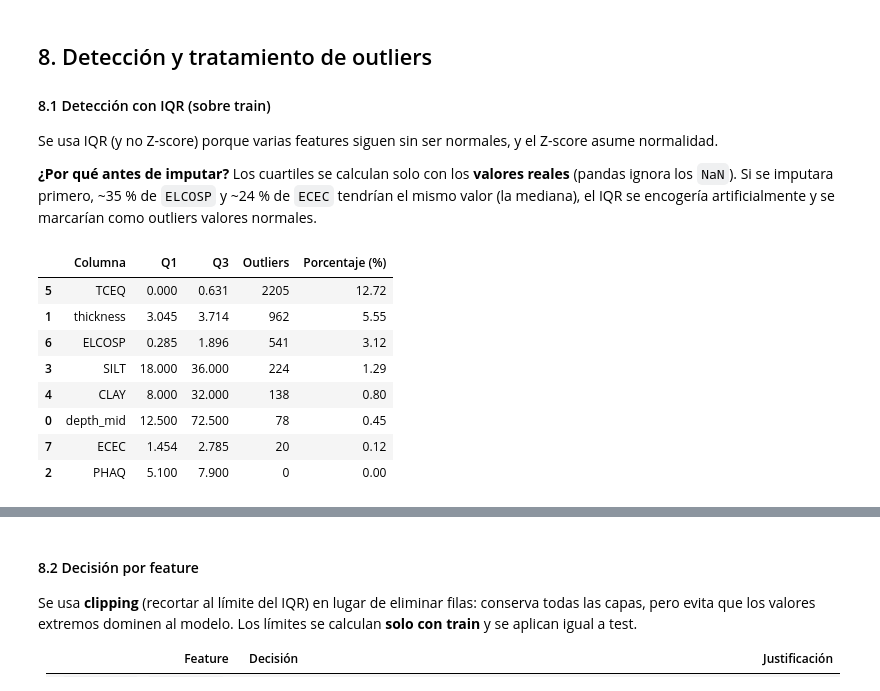
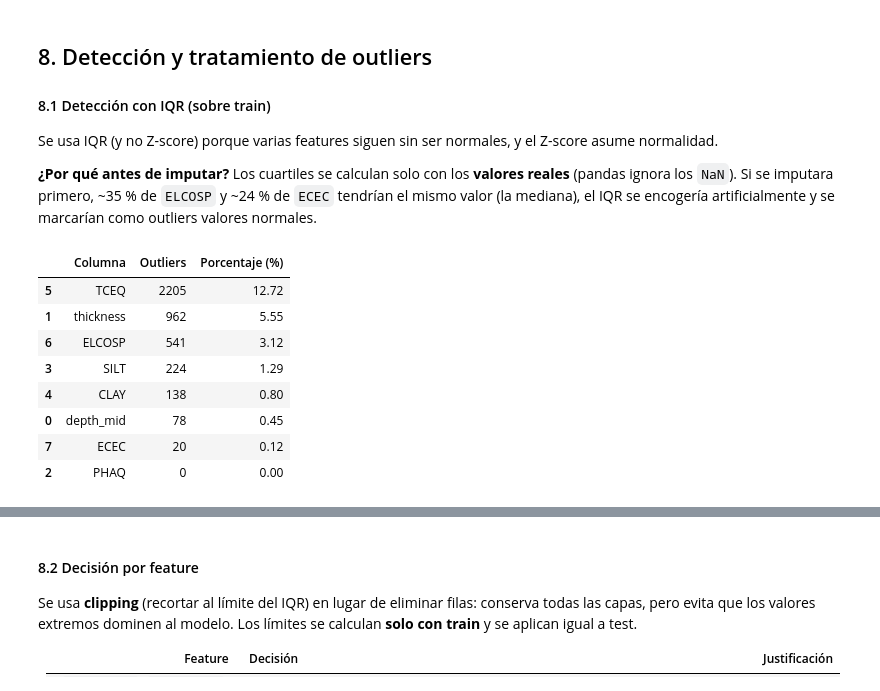
Before and after one commit to israel-cc/IA-_Predicci-n-de-Carbono-Org-nico-en-Suelo-SOC-, a Jupyter notebook: notebooks/02_preprocesamiento.ipynb, the cells around one changed output, grey strips where cells are left out. Drawn from its saved outputs; the diff is of its cells as text; code cells hidden in the pictures.

```diff
--- a/notebooks/02_preprocesamiento.ipynb
+++ b/notebooks/02_preprocesamiento.ipynb
@@ -122,10 +126,10 @@ Valores > 100 en textura después de la corrección: 0
 
 El pH de suelos reales se encuentra aproximadamente entre 3 y 11. Un pH menor a 2 (el EDA mostró un mínimo de 0.08) es un error de medición o de digitación, por lo que se marca como faltante.
 # %%
-ph_invalid = df_model['PHAQ'] < 2
-print(f"Valores de PHAQ < 2: {ph_invalid.sum()}")
+print(f"Valores de PHAQ < 2: {(df_model['PHAQ'] < 2).sum()}")
 
-df_model.loc[ph_invalid, 'PHAQ'] = np.nan
+# Marcar pH imposibles como faltantes
+df_model.loc[df_model['PHAQ'] < 2, 'PHAQ'] = np.nan
 # %% [output]
 Valores de PHAQ < 2: 32
 # %% [markdown]
@@ -163,7 +169,7 @@ depth_corr
 # %% [markdown]
 La correlación entre las dos nuevas variables (≈ 0.61) es menor que la de las originales (0.81), por lo que la redundancia baja sin perder la información de profundidad. Se eliminan `upper_depth` y `lower_depth`.
 # %%
-df_model = df_model.drop(columns=['upper_depth', 'lower_depth'])
+df_model = df_model.drop(['upper_depth', 'lower_depth'], axis=1)
 # %% [markdown]
 #### 5.2 `SAND`, `SILT` y `CLAY`
 
@@ -218,0 +208,20 @@ Perfiles compartidos entre train y test: 0
+# %%
+# Lista de perfiles (cada perfil tiene varias capas)
+perfiles = df_model['profile_code'].unique()
+
+# Separar 20% de los perfiles para test (queda 80% para train)
+perfiles_train, perfiles_test = train_test_split(perfiles, test_size=0.20, random_state=42)
+
+# Cada capa va al conjunto de su perfil
+train = df_model[df_model['profile_code'].isin(perfiles_train)]
+test = df_model[df_model['profile_code'].isin(perfiles_test)]
+
+# Resumen del split
+sizes = [len(train), len(test)]
+split_summary = pd.DataFrame({
+    'Conjunto': ['Train', 'Test'],
+    'Perfiles': [len(perfiles_train), len(perfiles_test)],
+    'Conteo': sizes,
+    'Porcentaje': [f"{s/len(df_model)*100:.1f}%" for s in sizes]
+})
+split_summary
@@ -219,10 +232,11 @@ Perfiles compartidos entre train y test: 0
 # %%
-# Separar características y target (profile_code ya no se necesita)
-X_train = train_df[features_final].copy()
-y_train = train_df[target].copy()
+# Separar características y target
+X_train = train[features_final].copy()
+y_train = train[target]
 
-X_test = test_df[features_final].copy()
-y_test = test_df[target].copy()
+X_test = test[features_final].copy()
+y_test = test[target]
 
-print(f"X_train: {X_train.shape} | X_test: {X_test.shape}")
+print(f"X_train: {X_train.shape}")
+print(f"X_test: {X_test.shape}")
 # %% [output]
@@ -284,33 +300,31 @@ Se usa IQR (y no Z-score) porque varias features siguen sin ser normales, y el Z
 # %%
 Q1 = X_train.quantile(0.25)
 Q3 = X_train.quantile(0.75)
 IQR = Q3 - Q1
 
 lower_bound = Q1 - 1.5 * IQR
 upper_bound = Q3 + 1.5 * IQR
 
 # Outliers por columna (booleano)
 outliers_iqr = (X_train < lower_bound) | (X_train > upper_bound)
 
 # Resumen
 outliers_summary = pd.DataFrame({
     'Columna': outliers_iqr.columns,
-    'Q1': Q1.values.round(3),
-    'Q3': Q3.values.round(3),
     'Outliers': outliers_iqr.sum().values,
     'Porcentaje (%)': (outliers_iqr.sum().values / len(X_train) * 100).round(2)
 })
 
 outliers_summary.sort_values('Outliers', ascending=False)
 # %% [output]
-|  | Columna | Q1 | Q3 | Outliers | Porcentaje (%) |
-| 5 | TCEQ | 0.000 | 0.631 | 2205 | 12.72 |
-| 1 | thickness | 3.045 | 3.714 | 962 | 5.55 |
-| 6 | ELCOSP | 0.285 | 1.896 | 541 | 3.12 |
-| 3 | SILT | 18.000 | 36.000 | 224 | 1.29 |
-| 4 | CLAY | 8.000 | 32.000 | 138 | 0.80 |
-| 0 | depth_mid | 12.500 | 72.500 | 78 | 0.45 |
-| 7 | ECEC | 1.454 | 2.785 | 20 | 0.12 |
-| 2 | PHAQ | 5.100 | 7.900 | 0 | 0.00 |
+|  | Columna | Outliers | Porcentaje (%) |
+| 5 | TCEQ | 2205 | 12.72 |
+| 1 | thickness | 962 | 5.55 |
+| 6 | ELCOSP | 541 | 3.12 |
+| 3 | SILT | 224 | 1.29 |
+| 4 | CLAY | 138 | 0.80 |
+| 0 | depth_mid | 78 | 0.45 |
+| 7 | ECEC | 20 | 0.12 |
+| 2 | PHAQ | 0 | 0.00 |
 # %%
 def plot_boxplots(df, features, title='Boxplots'):
```
Also changed, not shown: parts of 37 cells of this notebook.
